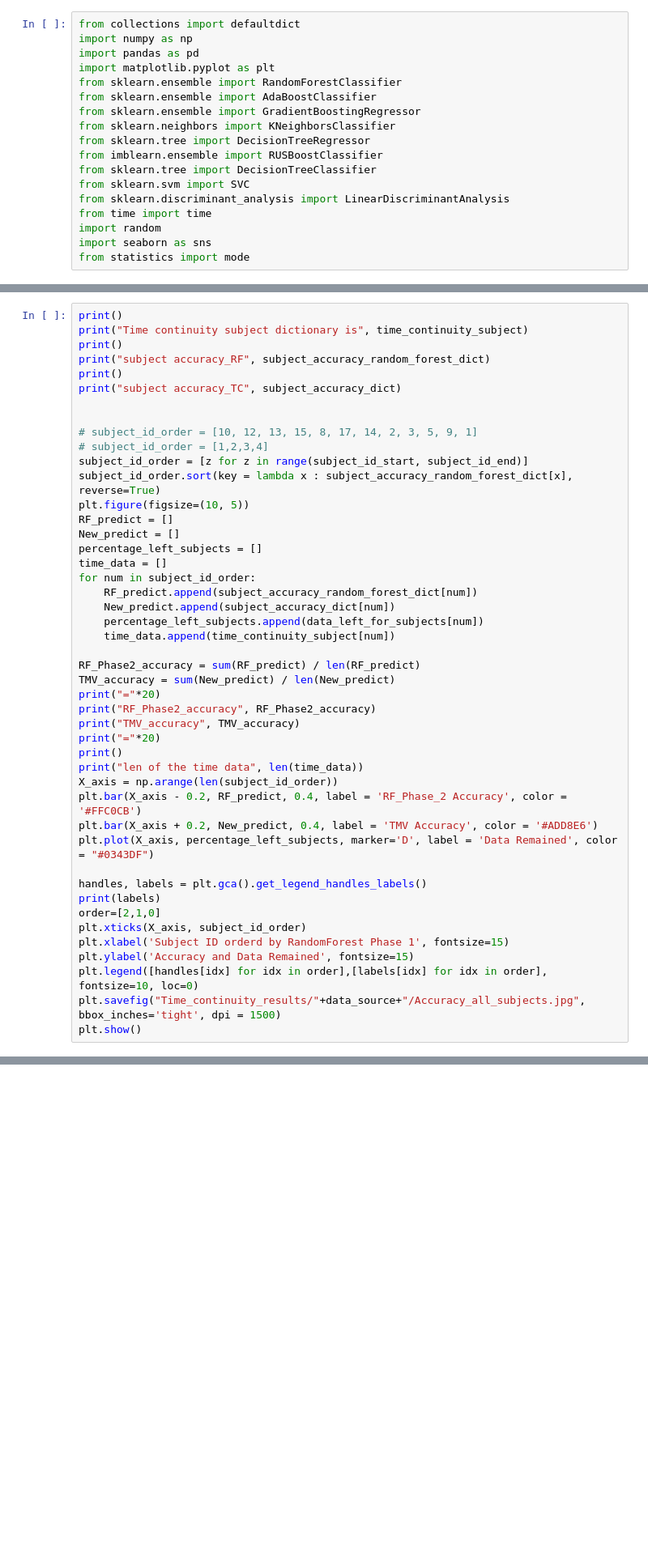
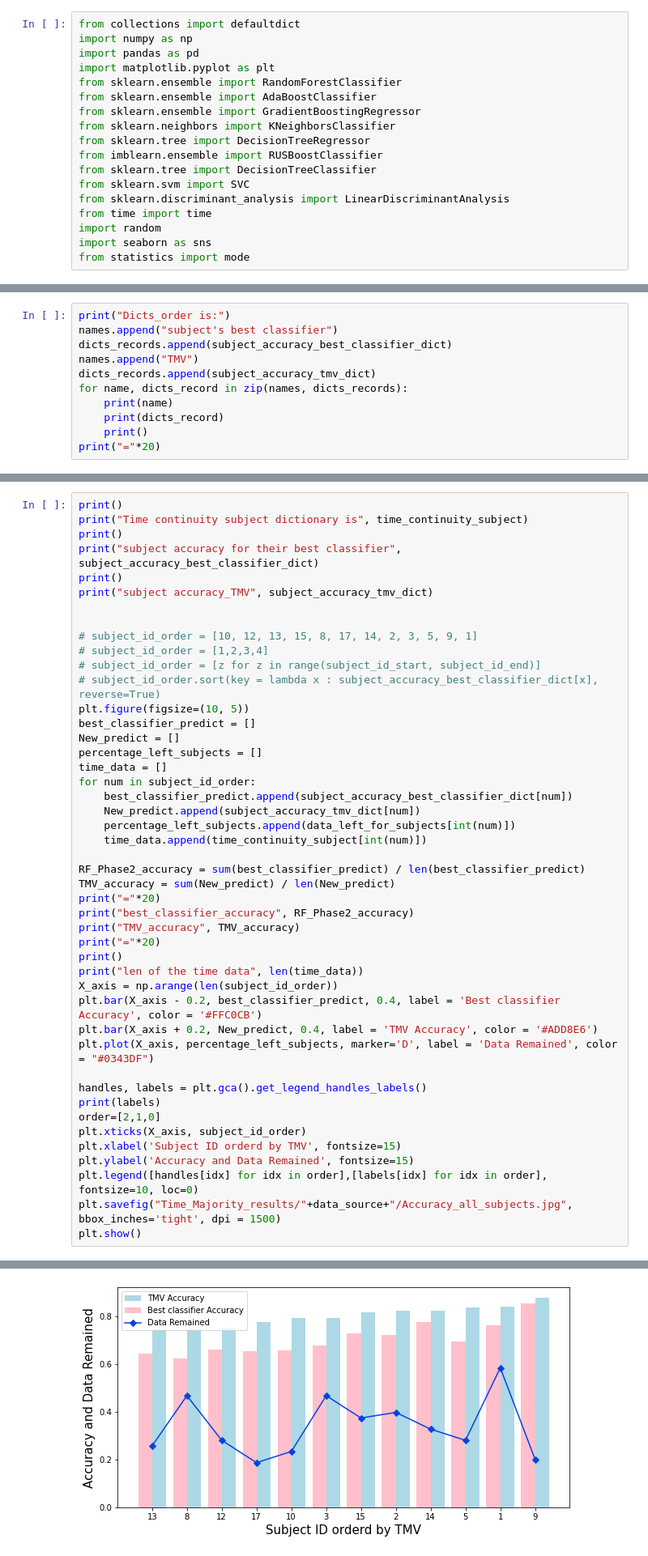
Before and after one commit to guangyaodou/Time_Majority_Voting, a Jupyter notebook: Time_majority_algorithm.ipynb, the cells around one changed output, grey strips where cells are left out. Shown at 81% size. Saved outputs shown, nothing was run; the diff lists cells and outputs as text; blank space fills up the shorter version.

Commit message:
modified time majority algorithm

```diff
--- a/Time_majority_algorithm.ipynb
+++ b/Time_majority_algorithm.ipynb
@@ -657,0 +702,11 @@ print("percentage left for all subjects", data_left_for_subjects)
+# %%
+print("Dicts_order is:")
+names.append("subject's best classifier")
+dicts_records.append(subject_accuracy_best_classifier_dict)
+names.append("TMV")
+dicts_records.append(subject_accuracy_tmv_dict)
+for name, dicts_record in zip(names, dicts_records):
+    print(name)
+    print(dicts_record)
+    print()
+print("="*20)
@@ -659,36 +805,36 @@ print("percentage left for all subjects", data_left_for_subjects)
 print()
 print("Time continuity subject dictionary is", time_continuity_subject)
 print()
-print("subject accuracy_RF", subject_accuracy_random_forest_dict)
+print("subject accuracy for their best classifier", subject_accuracy_best_classifier_dict)
 print()
-print("subject accuracy_TC", subject_accuracy_dict)
+print("subject accuracy_TMV", subject_accuracy_tmv_dict)
 
 
 # subject_id_order = [10, 12, 13, 15, 8, 17, 14, 2, 3, 5, 9, 1]
 # subject_id_order = [1,2,3,4]
-subject_id_order = [z for z in range(subject_id_start, subject_id_end)]
-subject_id_order.sort(key = lambda x : subject_accuracy_random_forest_dict[x], reverse=True)
+# subject_id_order = [z for z in range(subject_id_start, subject_id_end)]
+# subject_id_order.sort(key = lambda x : subject_accuracy_best_classifier_dict[x], reverse=True)
 plt.figure(figsize=(10, 5))
-RF_predict = []
+best_classifier_predict = []
 New_predict = []
 percentage_left_subjects = []
 time_data = []
 for num in subject_id_order:
-    RF_predict.append(subject_accuracy_random_forest_dict[num])
-    New_predict.append(subject_accuracy_dict[num])
-    percentage_left_subjects.append(data_left_for_subjects[num])
-    time_data.append(time_continuity_subject[num])
+    best_classifier_predict.append(subject_accuracy_best_classifier_dict[num])
+    New_predict.append(subject_accuracy_tmv_dict[num])
+    percentage_left_subjects.append(data_left_for_subjects[int(num)])
+    time_data.append(time_continuity_subject[int(num)])
 
-RF_Phase2_accuracy = sum(RF_predict) / len(RF_predict)
+RF_Phase2_accuracy = sum(best_classifier_predict) / len(best_classifier_predict)
 TMV_accuracy = sum(New_predict) / len(New_predict)
 print("="*20)
-print("RF_Phase2_accuracy", RF_Phase2_accuracy)
+print("best_classifier_accuracy", RF_Phase2_accuracy)
 print("TMV_accuracy", TMV_accuracy)
 print("="*20)
 print()
 print("len of the time data", len(time_data))
 X_axis = np.arange(len(subject_id_order))
-plt.bar(X_axis - 0.2, RF_predict, 0.4, label = 'RF_Phase_2 Accuracy', color = '#FFC0CB')
+plt.bar(X_axis - 0.2, best_classifier_predict, 0.4, label = 'Best classifier Accuracy', color = '#FFC0CB')
 plt.bar(X_axis + 0.2, New_predict, 0.4, label = 'TMV Accuracy', color = '#ADD8E6')
 plt.plot(X_axis, percentage_left_subjects, marker='D', label = 'Data Remained', color = "#0343DF")
 
@@ -696,8 +842,9 @@ handles, labels = plt.gca().get_legend_handles_labels()
 print(labels)
 order=[2,1,0]
 plt.xticks(X_axis, subject_id_order)
-plt.xlabel('Subject ID orderd by RandomForest Phase 1', fontsize=15)
+plt.xlabel('Subject ID orderd by TMV', fontsize=15)
 plt.ylabel('Accuracy and Data Remained', fontsize=15)
 plt.legend([handles[idx] for idx in order],[labels[idx] for idx in order], fontsize=10, loc=0)
-plt.savefig("Time_continuity_results/"+data_source+"/Accuracy_all_subjects.jpg", bbox_inches='tight', dpi = 1500)
+plt.savefig("Time_Majority_results/"+data_source+"/Accuracy_all_subjects.jpg", bbox_inches='tight', dpi = 1500)
 plt.show()
+# %% [output]
@@ -703,0 +863 @@ plt.show()
+[figure, added]
```
Also changed, not shown: parts of 20 cells of this notebook.
